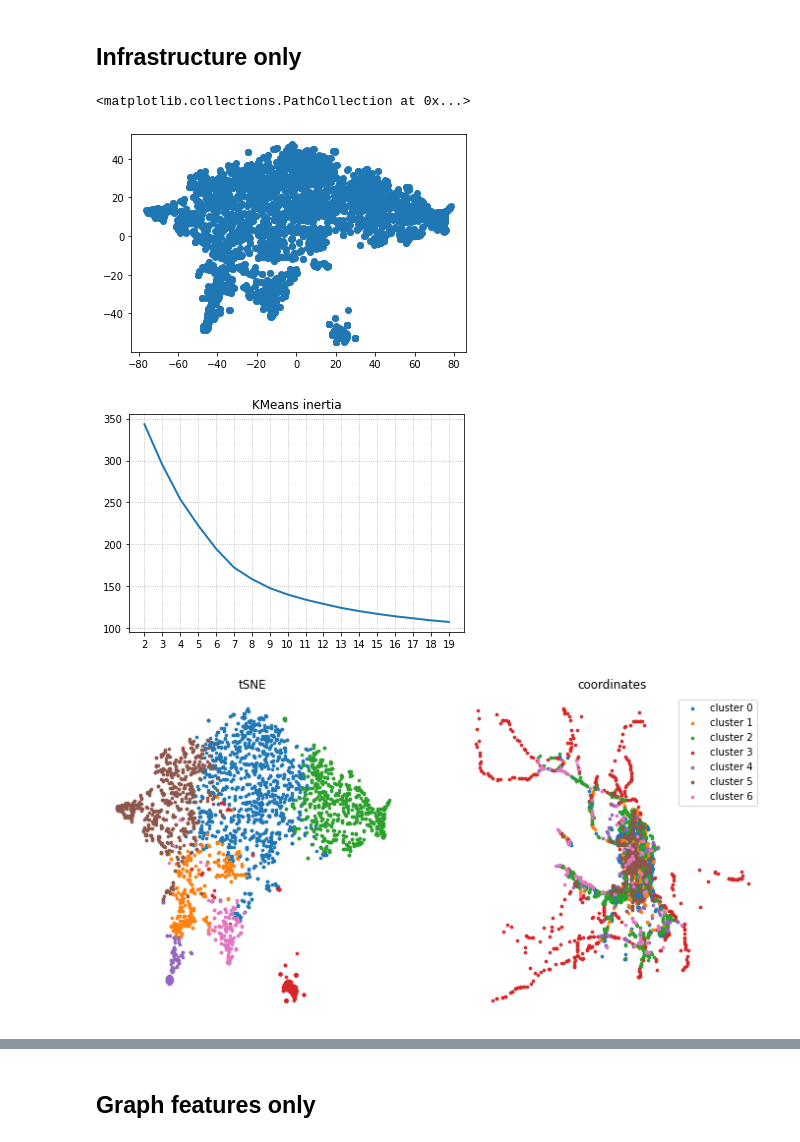
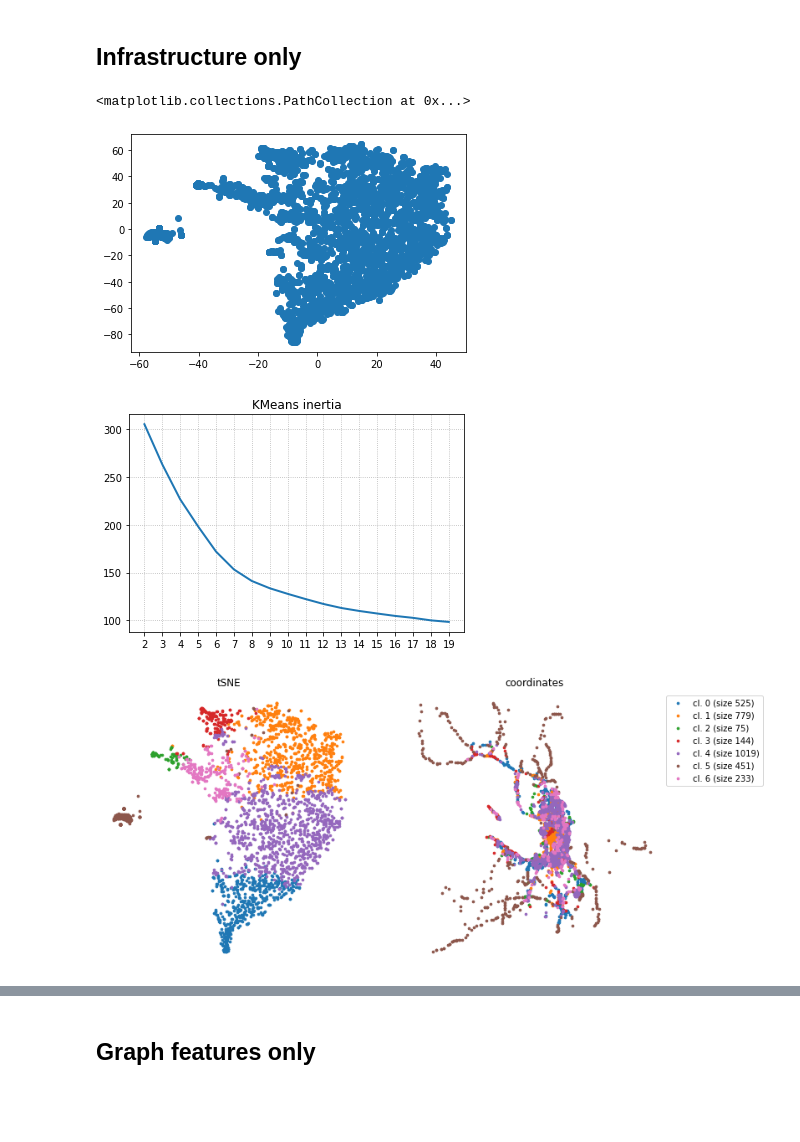
Before and after one commit to AlgoMathITMO/public-transport-network, a Jupyter notebook: pipeline/6_clustering.ipynb, the cells around one changed output, grey strips where cells are left out. Cells and saved outputs as stored; diff of their text form; code cells hidden in the pictures; blank space fills up the shorter version.

Commit message:
updated infrastructure preprocessing and features; updated clustering

```diff
--- a/pipeline/6_clustering.ipynb
+++ b/pipeline/6_clustering.ipynb
@@ -51,7 +54,10 @@ array([[30.36785303, 60.01794322],
 # %%
 infrastructure_features = pd.read_json(infrastructure_features_fpath).set_index('id')
 
-infrastructure_features['total'] /= infrastructure_features['total'].max()
+# no_infrastructure_nodes = infrastructure_features[infrastructure_features['total'] == 0].index
+# infrastructure_features = infrastructure_features.drop(index=no_infrastructure_nodes)
+
+infrastructure_features = infrastructure_features.drop(columns=['total'])
 
 infrastructure_features.head(2)
 # %% [output]
@@ -147,9 +153,9 @@ def plot_clusters(clusters: np.ndarray, tsne: np.ndarray, coords: np.ndarray):
     for ax, array, title in zip(axes, arrays, titles):
         for i in np.unique(clusters):
             subarray = array[clusters == i]
-            ax.scatter(*array[clusters == i].T, color=f'C{i}', s=7, label=f'cluster {i}')
+            ax.scatter(*array[clusters == i].T, color=f'C{i}', s=7, label=f'cl. {i} (size {subarray.shape[0]})')
 
         ax.axis('off')
         ax.set_title(title)
 
-    axes[-1].legend()
+    axes[-1].legend(loc='upper left', bbox_to_anchor=(1, 1))
@@ -161,15 +197,15 @@ infrastructure_tsne = TSNE().fit_transform(infrastructure_features.values)
 plt.scatter(*infrastructure_tsne.T)
 # %% [output]
 <matplotlib.collections.PathCollection at 0x...>
-[figure, old version]
+[figure, new version]
 # %%
-plot_inertia(infrastructure_features.values)
+plot_inertia(infrastructure_features)
 # %% [output]
-[figure, old version]
+[figure, new version]
 # %%
-kmeans = KMeans(n_clusters=7).fit(infrastructure_features.values)
-infrastructure_clusters = kmeans.predict(infrastructure_features.values)
+infrastructure_kmeans = KMeans(n_clusters=7).fit(infrastructure_features)
+infrastructure_clusters = infrastructure_kmeans.predict(infrastructure_features)
 
 plot_clusters(infrastructure_clusters, infrastructure_tsne, coords)
 # %% [output]
-[figure, old version]
+[figure, new version]
```
Also changed, not shown: parts of 17 cells of this notebook, 12 other files.
